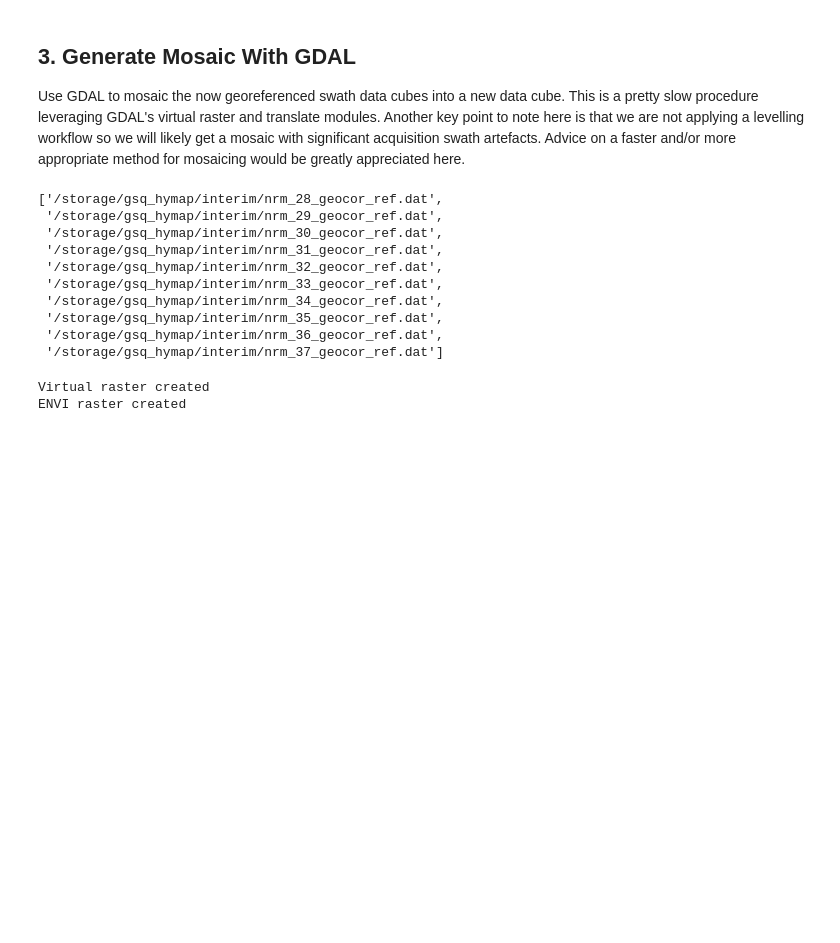
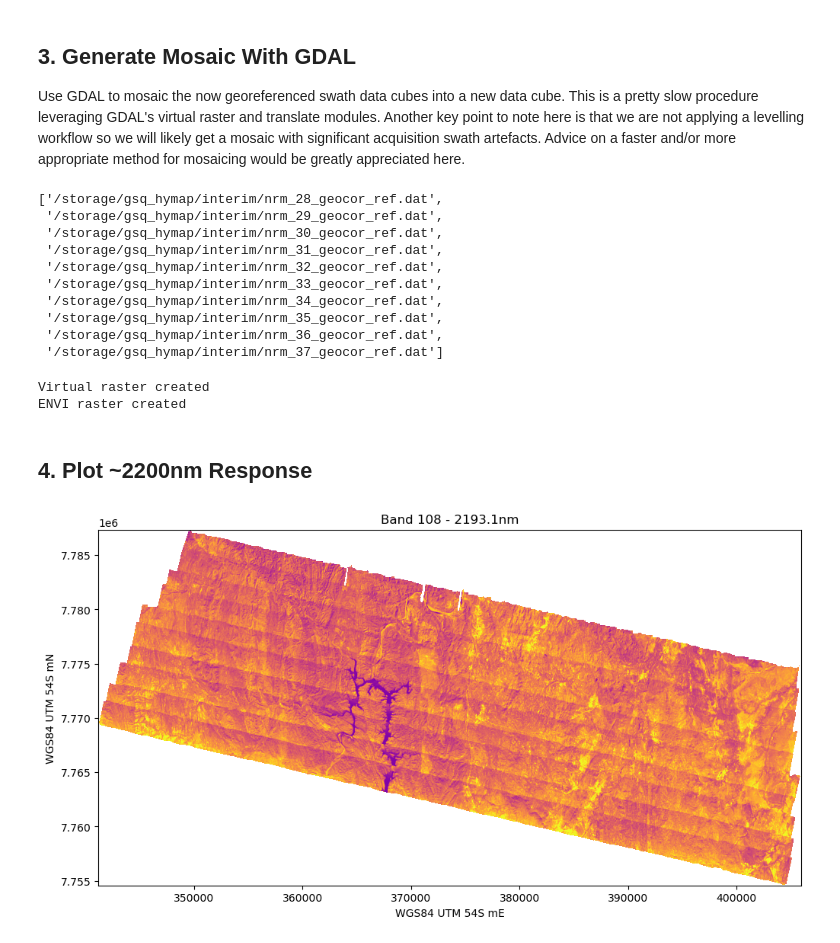
Before and after one commit to Solve-Geosolutions/gsq_hymap, a Jupyter notebook: codes/01_apply_geocorrections_and_mosaic.ipynb, the cells around one changed output. Drawn from its saved outputs; the diff is of its cells as text; code cells hidden in the pictures; blank space fills up the shorter version.

```diff
--- a/codes/01_apply_geocorrections_and_mosaic.ipynb
+++ b/codes/01_apply_geocorrections_and_mosaic.ipynb
@@ -155,3 +155,26 @@ os.remove(out_vrt)
 # %% [output]
 Virtual raster created
 ENVI raster created
+# %% [markdown]
+## 4. Plot ~2200nm Response
+# %%
+# read 2200nm band from the mosaic, read dimensions of the mosaic
+with rasterio.open(out_envi,'r') as src:
+  wvl = np.array([float(x.strip('nm')) for x in src.descriptions])
+  idx = np.argmin(abs(wvl-2200))
+  band = src.read(int(idx) + 1)
+  band = np.ma.masked_array(band, band == src.nodata) # mask the array for plotting
+  region = (src.bounds.left, src.bounds.right, src.bounds.bottom, src.bounds.top)
+  src.close()
+
+# get a 98% colour stretch
+vmin = np.percentile(band[band!=-999], 1)
+vmax = np.percentile(band[band!=-999], 99)
+
+# plot the data
+fig, ax = plt.subplots(figsize=(10,10), constrained_layout=True)
+ax.imshow(band, extent=region, cmap='plasma', vmin=vmin, vmax=vmax)
+ax.set(title=f'Band {idx+1} - {wvl[idx]}nm', ylabel='WGS84 UTM 54S mN', xlabel='WGS84 UTM 54S mE')
+plt.show()
+# %% [output]
+[figure, added]
```
Also changed, not shown: parts of 1 cell of this notebook, 4 other files.
